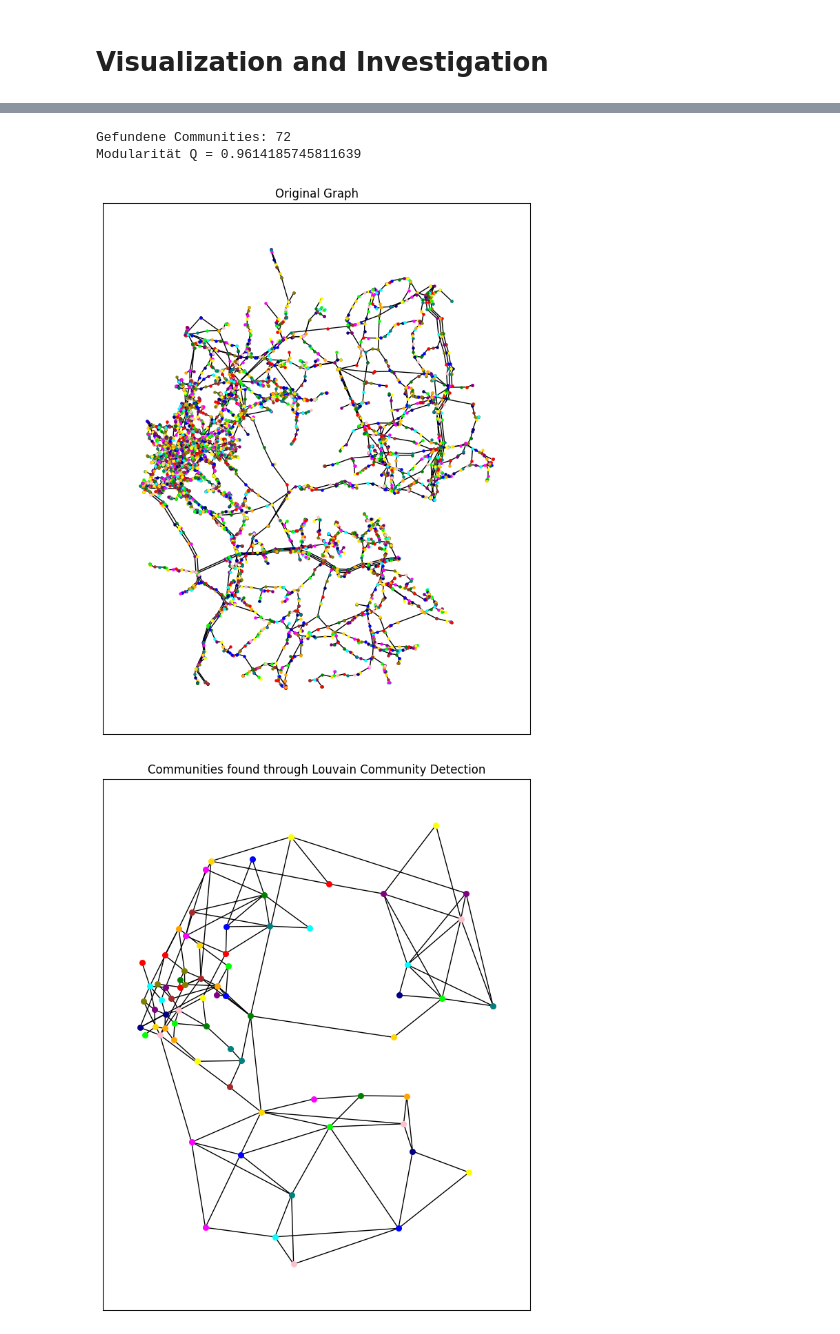
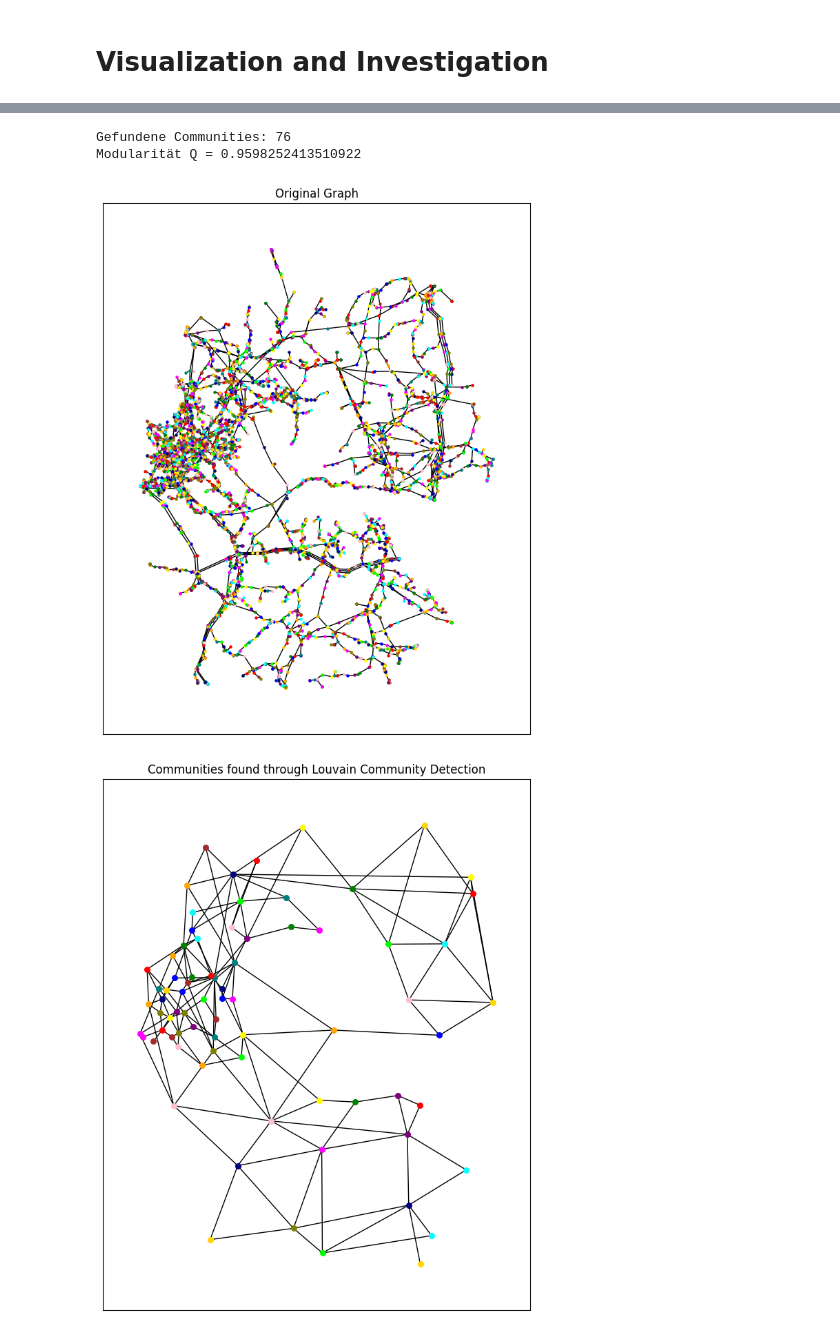
Before and after one commit to hugoschwabe/bachelor-thesis, a Jupyter notebook: benchmark.ipynb, the cells around one changed output, grey strips where cells are left out. Drawn from its saved outputs; the diff is of its cells as text; code cells hidden in the pictures.

Commit message:
New data

```diff
--- a/benchmark.ipynb
+++ b/benchmark.ipynb
@@ -31 +19,3 @@ for i in range(0, edges.shape[0]):
+# %%
+original = nx.read_gml("./data/de2025_simp.gml")
 # %%
@@ -76,5 +61,5 @@ from networkx.algorithms.community import greedy_modularity_communities, louvain
 # %% [markdown]
 # Visualization and Investigation
 # %%
-greedy_modularity_results = run_algo(original, greedy_modularity_communities)
+greedy_modularity_results = functions.run_algo(original, greedy_modularity_communities)
 # %% [output]
@@ -87,24 +70,24 @@ greedy_modularity_graph, greedy_modularity_pos = build_results_graph(results=gre
 # %%
-louvain_results = run_algo(original, partial(louvain_communities, seed=42))
+louvain_results = functions.run_algo(original, partial(louvain_communities, seed=42))
 # %% [output]
-Gefundene Communities: 72
-Modularität Q = 0.9614185745811639
+Gefundene Communities: 76
+Modularität Q = 0.9598252413510922
 # %%
-louvain_communities_graph, louvain_communities_pos = build_results_graph(results=louvain_results, original_pos=original_pos)
+louvain_graph = functions.build_results_graph(original, results=louvain_results)
 # %%
-plot_network(graph=original,
-		pos=original_pos,
-		node_size=5,
-		title="Original Graph"
+functions.plot_network(
+	graph=original,
+	node_size=5,
+	title="Original Graph"
 )
 # %% [output]
-[figure, old version]
+[figure, new version]
 # %%
-plot_network(graph=louvain_communities_graph,
-		pos=louvain_communities_pos,
-		node_size=30,
-		title="Communities found through Louvain Community Detection"
+functions.plot_network(
+	graph=louvain_graph,
+	node_size=30,
+	title="Communities found through Louvain Community Detection"
 )
 # %% [output]
-[figure, old version]
+[figure, new version]
 # %%
```
Also changed, not shown: parts of 12 cells of this notebook, 9 other files.
